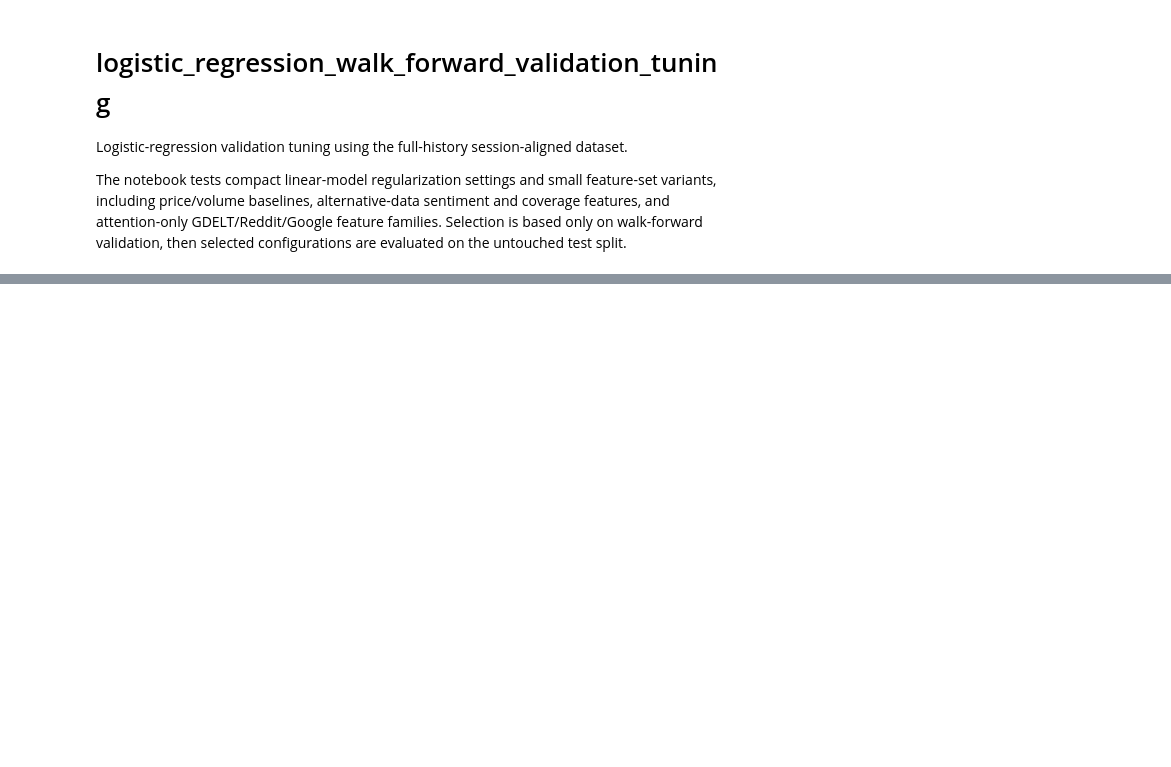
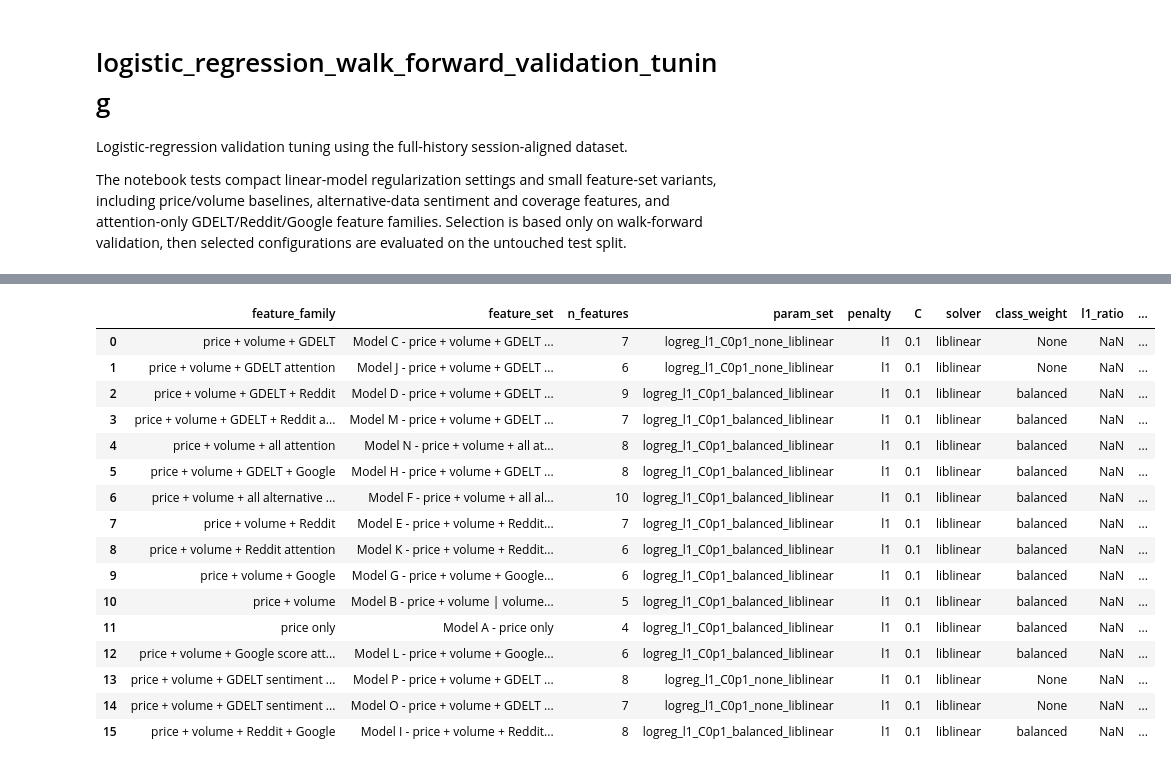
Before and after one commit to filip19992/equity-price-direction-predictor, a Jupyter notebook: notebooks/logistic_regression.ipynb, the cells around one changed output, grey strips where cells are left out. Drawn from its saved outputs; the diff is of its cells as text; code cells hidden in the pictures; blank space fills up the shorter version.

```diff
--- a/notebooks/logistic_regression.ipynb
+++ b/notebooks/logistic_regression.ipynb
@@ -829,16 +644,25 @@ attention_research_question_df
 # %%
-# Descriptive comparison: each row is walk-forward selected and uses its fixed holdout-validation threshold on test.
-best_validation_selected_model_by_family_test_accuracy_df = ModelReportBuilder.build_best_model_by_family(
+validation_selected_family_test_report_df = ModelReportBuilder.build_validation_selected_family_test_report(
     simple_hyperparameter_summary_df,
-    sort_by_accuracy_first=False,
+    param_columns=LOGREG_PARAM_COLUMNS_FOR_DISPLAY,
 )
 
-family_comparison_columns = ModelReportBuilder.family_comparison_columns(
-    param_columns=LOGREG_PARAM_COLUMNS_FOR_DISPLAY,
-    extra_columns=["n_iter", "n_nonzero_coefficients"],
-    compact=False,
-)
-
-best_validation_selected_model_by_family_test_accuracy_df[
-    ModelReportBuilder.available_columns(best_validation_selected_model_by_family_test_accuracy_df, family_comparison_columns)
-]
+validation_selected_family_test_report_df
+# %% [output]
+|  | feature_family | feature_set | n_features | param_set | penalty | C | solver | class_weight | l1_ratio | ... |
+| 0 | price + volume + GDELT | Model C - price + volume + GDELT ... | 7 | logreg_l1_C0p1_none_liblinear | l1 | 0.1 | liblinear | None | NaN | ... |
+| 1 | price + volume + GDELT attention | Model J - price + volume + GDELT ... | 6 | logreg_l1_C0p1_none_liblinear | l1 | 0.1 | liblinear | None | NaN | ... |
+| 2 | price + volume + GDELT + Reddit | Model D - price + volume + GDELT ... | 9 | logreg_l1_C0p1_balanced_liblinear | l1 | 0.1 | liblinear | balanced | NaN | ... |
+| 3 | price + volume + GDELT + Reddit a... | Model M - price + volume + GDELT ... | 7 | logreg_l1_C0p1_balanced_liblinear | l1 | 0.1 | liblinear | balanced | NaN | ... |
+| 4 | price + volume + all attention | Model N - price + volume + all at... | 8 | logreg_l1_C0p1_balanced_liblinear | l1 | 0.1 | liblinear | balanced | NaN | ... |
+| 5 | price + volume + GDELT + Google | Model H - price + volume + GDELT ... | 8 | logreg_l1_C0p1_balanced_liblinear | l1 | 0.1 | liblinear | balanced | NaN | ... |
+| 6 | price + volume + all alternative ... | Model F - price + volume + all al... | 10 | logreg_l1_C0p1_balanced_liblinear | l1 | 0.1 | liblinear | balanced | NaN | ... |
+| 7 | price + volume + Reddit | Model E - price + volume + Reddit... | 7 | logreg_l1_C0p1_balanced_liblinear | l1 | 0.1 | liblinear | balanced | NaN | ... |
+| 8 | price + volume + Reddit attention | Model K - price + volume + Reddit... | 6 | logreg_l1_C0p1_balanced_liblinear | l1 | 0.1 | liblinear | balanced | NaN | ... |
+| 9 | price + volume + Google | Model G - price + volume + Google... | 6 | logreg_l1_C0p1_balanced_liblinear | l1 | 0.1 | liblinear | balanced | NaN | ... |
+| 10 | price + volume | Model B - price + volume | volume... | 5 | logreg_l1_C0p1_balanced_liblinear | l1 | 0.1 | liblinear | balanced | NaN | ... |
+| 11 | price only | Model A - price only | 4 | logreg_l1_C0p1_balanced_liblinear | l1 | 0.1 | liblinear | balanced | NaN | ... |
+| 12 | price + volume + Google score att... | Model L - price + volume + Google... | 6 | logreg_l1_C0p1_balanced_liblinear | l1 | 0.1 | liblinear | balanced | NaN | ... |
+| 13 | price + volume + GDELT sentiment ... | Model P - price + volume + GDELT ... | 8 | logreg_l1_C0p1_none_liblinear | l1 | 0.1 | liblinear | None | NaN | ... |
+| 14 | price + volume + GDELT sentiment ... | Model O - price + volume + GDELT ... | 7 | logreg_l1_C0p1_none_liblinear | l1 | 0.1 | liblinear | None | NaN | ... |
+| 15 | price + volume + Reddit + Google | Model I - price + volume + Reddit... | 8 | logreg_l1_C0p1_balanced_liblinear | l1 | 0.1 | liblinear | balanced | NaN | ... |
```
Also changed, not shown: parts of 17 cells of this notebook, 11 other files.
